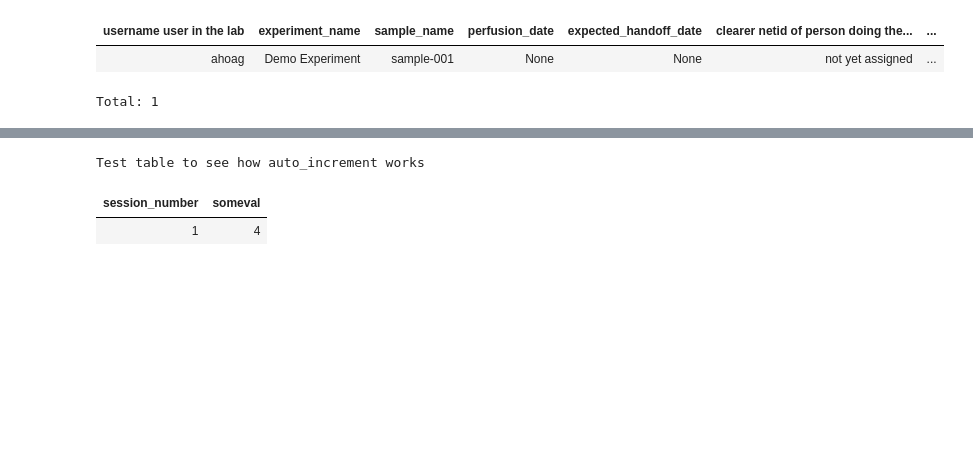
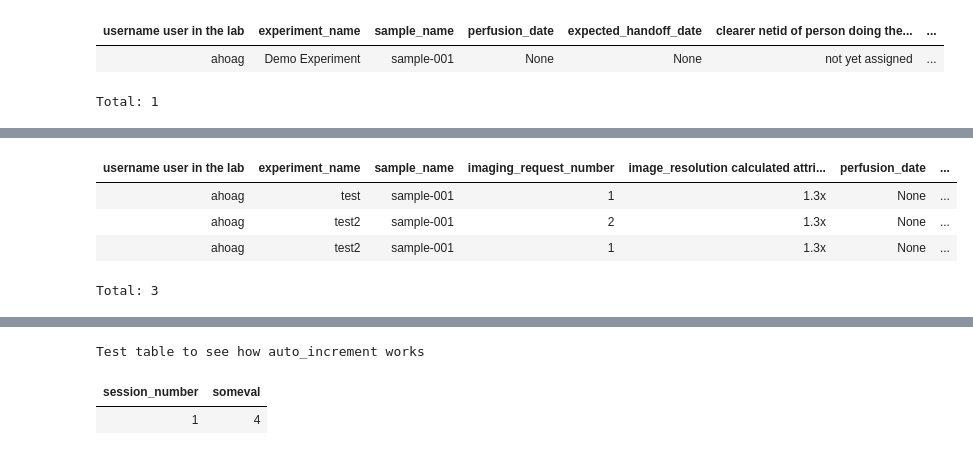
Before and after one commit to BrainCOGS/lightserv, a Jupyter notebook: notebooks/datajoint_sandbox.ipynb, the cells around one changed output, grey strips where cells are left out. Saved outputs shown, nothing was run; the diff lists cells and outputs as text; code cells hidden in the pictures; blank space fills up the shorter version.

Commit message:
handle multiple imaging requests for same sample in imaging manager

```diff
--- a/notebooks/datajoint_sandbox.ipynb
+++ b/notebooks/datajoint_sandbox.ipynb
@@ -55,0 +75,3 @@ schema = dj.create_virtual_module("ahoag_lightsheet_demo","ahoag_lightsheet_demo
+# %%
+exp_contents = schema.Experiment()
+exp_contents
@@ -55,0 +84,3 @@ schema = dj.create_virtual_module("ahoag_lightsheet_demo","ahoag_lightsheet_demo
+# %%
+sample_contents = schema.Sample()
+sample_contents
@@ -62,0 +102,12 @@ Total: 1
+# %%
+channel_contents = schema.Sample.ImagingChannel()
+# %%
+combined_contents = dj.U('experiment_name','username','sample_name','imaging_request_number').aggr(channel_contents,
+        image_resolution='min(image_resolution)') * sample_contents * exp_contents
+combined_contents
+# %% [output]
+| username user in the lab | experiment_name | sample_name | imaging_request_number | image_resolution calculated attri... | perfusion_date | ... |
+| ahoag | test | sample-001 | 1 | 1.3x | None | ... |
+| ahoag | test2 | sample-001 | 2 | 1.3x | None | ... |
+| ahoag | test2 | sample-001 | 1 | 1.3x | None | ... |
+Total: 3
```
Also changed, not shown: parts of 7 cells of this notebook, 2 other files.
